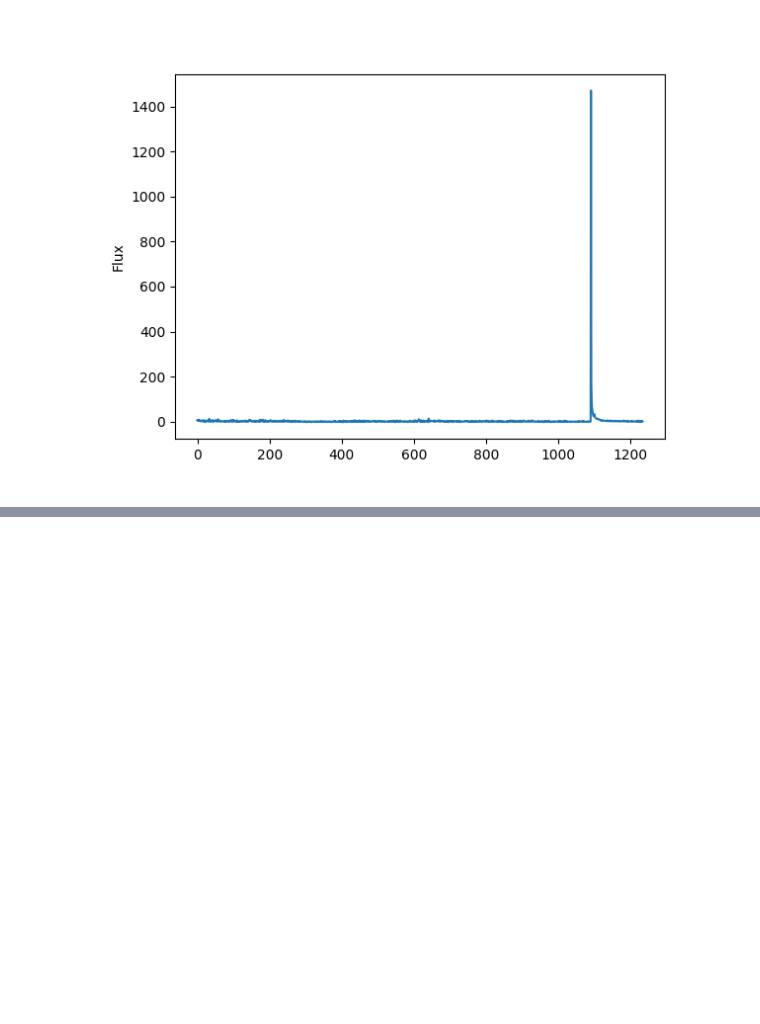
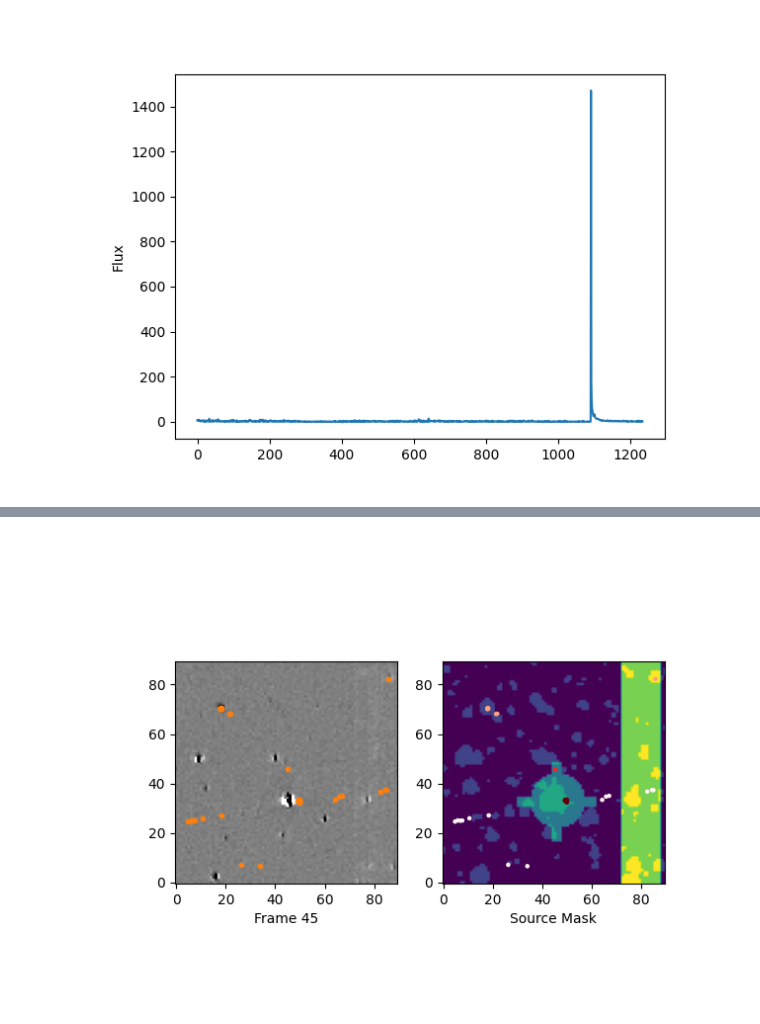
Before and after one commit to CheerfulUser/tessts, a Jupyter notebook: dev/source_detector_v1.ipynb, the cells around one changed output, grey strips where cells are left out. Saved outputs shown, nothing was run; the diff lists cells and outputs as text; code cells hidden in the pictures; blank space fills up the shorter version.

```diff
--- a/dev/source_detector_v1.ipynb
+++ b/dev/source_detector_v1.ipynb
@@ -330,0 +381,5 @@ plot_lightcurve(tess2,result2,id=3)
+# %%
+result3 = source_detect(tess3)
+plot_results(tess3,result3)
+# %% [output]
+[figure, added]
```
Also changed, not shown: parts of 7 cells of this notebook.
